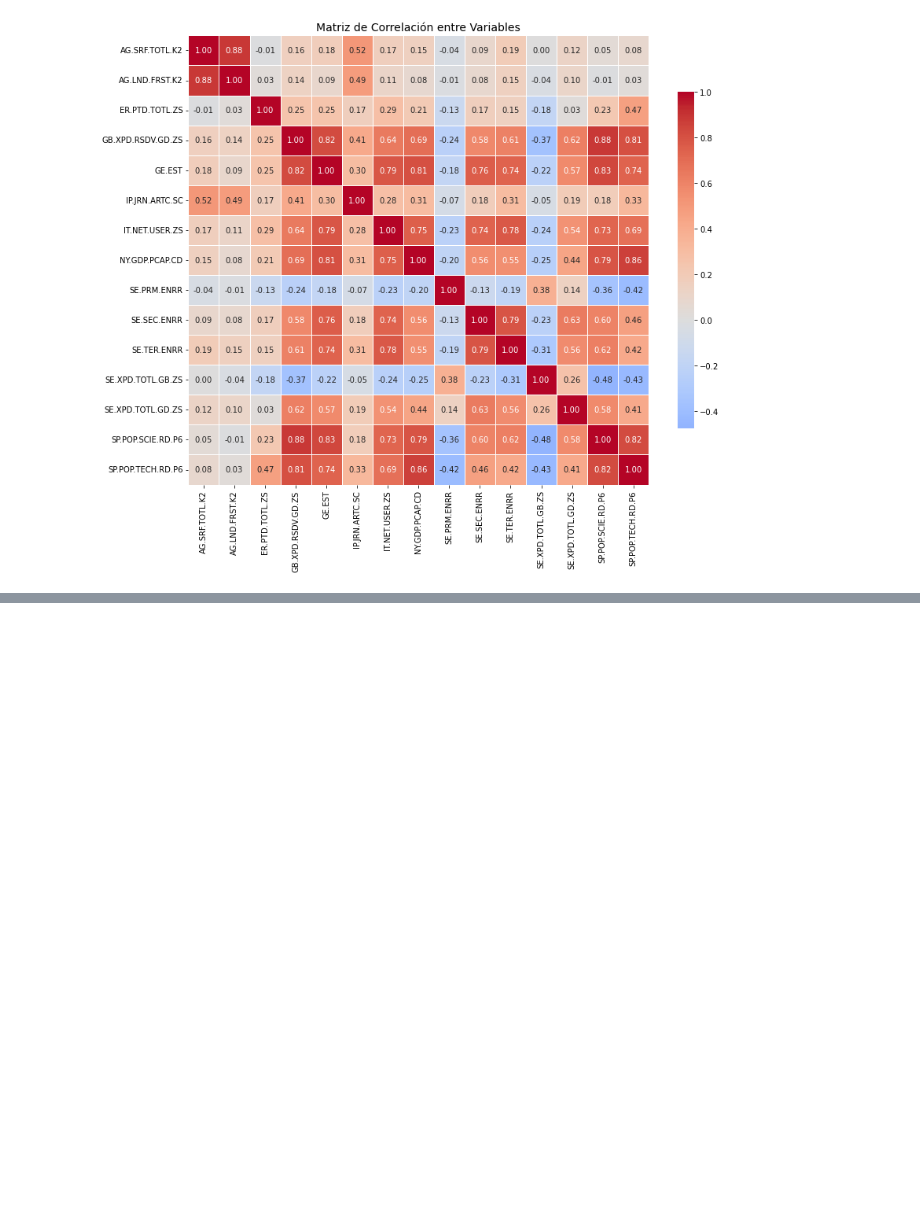
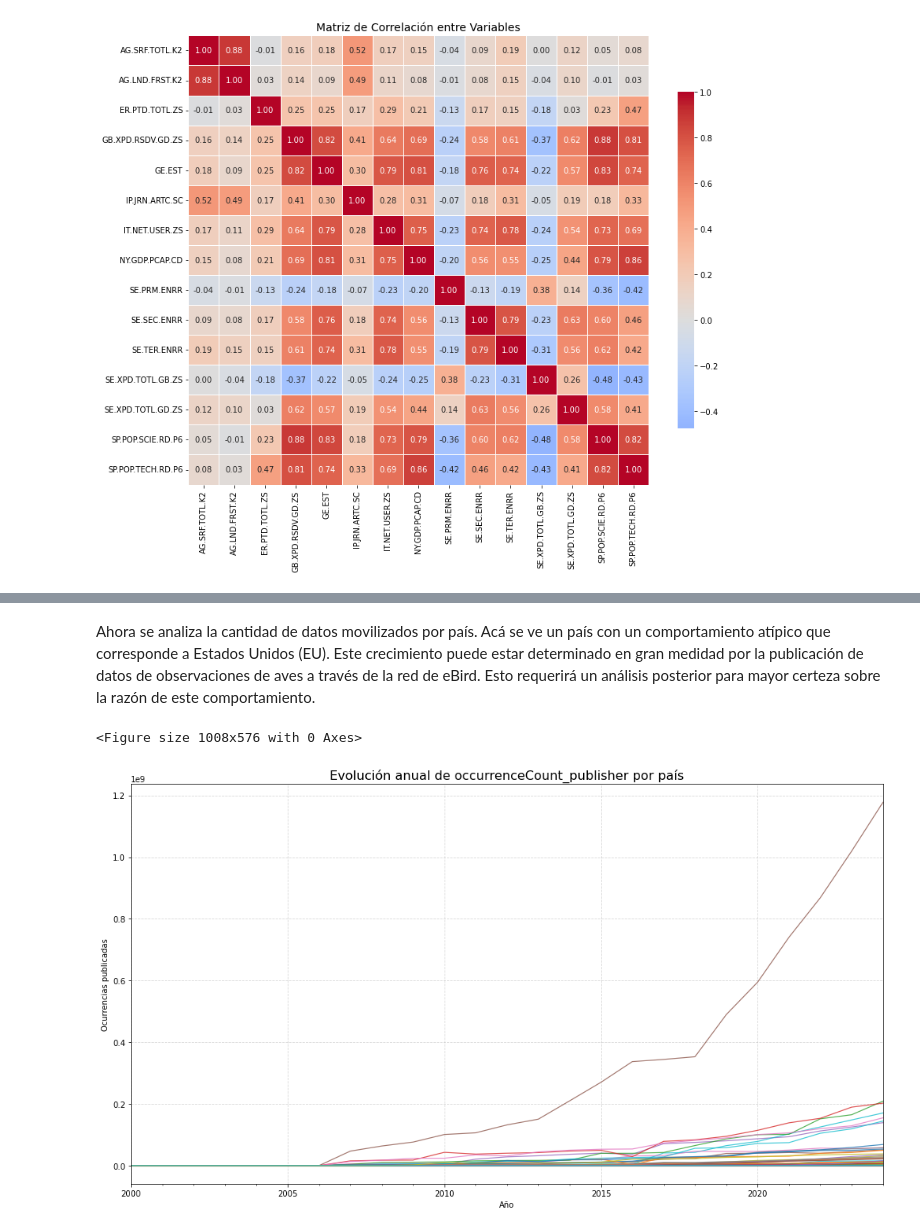
Before and after one commit to rortizgeo/Maestria_CD_Proyecto-Aplicado, a Jupyter notebook: PA_dataAnalysis.ipynb, the cells around one changed output, grey strips where cells are left out. Saved outputs shown, nothing was run; the diff lists cells and outputs as text; code cells hidden in the pictures; blank space fills up the shorter version.

```diff
--- a/PA_dataAnalysis.ipynb
+++ b/PA_dataAnalysis.ipynb
@@ -563,0 +589,21 @@ plt.show()
+# %% [markdown]
+Ahora se analiza la cantidad de datos movilizados por país. Acá se ve un país con un comportamiento atípico que corresponde a Estados Unidos (EU). Este crecimiento puede estar determinado en gran medidad por la publicación de datos de observaciones de aves a través de la red de eBird. Esto requerirá un análisis posterior para mayor certeza sobre la razón de este comportamiento.
+# %%
+import matplotlib.pyplot as plt
+
+# Agrupar por año y país
+df_series = Data.groupby(['year', 'countryCode'])['occurrenceCount_publisher'].sum().unstack()
+
+# Crear el gráfico
+plt.figure(figsize=(14, 8))
+df_series.plot(figsize=(14, 8), lw=1.2, alpha=0.8, legend=False)  # `legend=False` para no saturar
+
+plt.title('Evolución anual de occurrenceCount_publisher por país', fontsize=16)
+plt.xlabel('Año')
+plt.ylabel('Ocurrencias publicadas')
+plt.grid(True, linestyle='--', alpha=0.5)
+plt.tight_layout()
+plt.show()
+# %% [output]
+<Figure size 1008x576 with 0 Axes>
+[figure, added]
```
Also changed, not shown: parts of 7 cells of this notebook.
